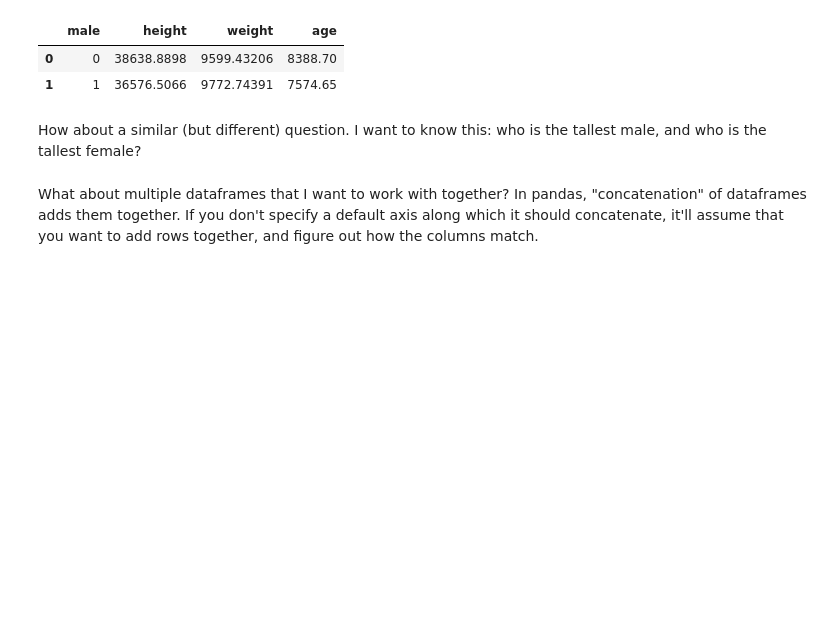
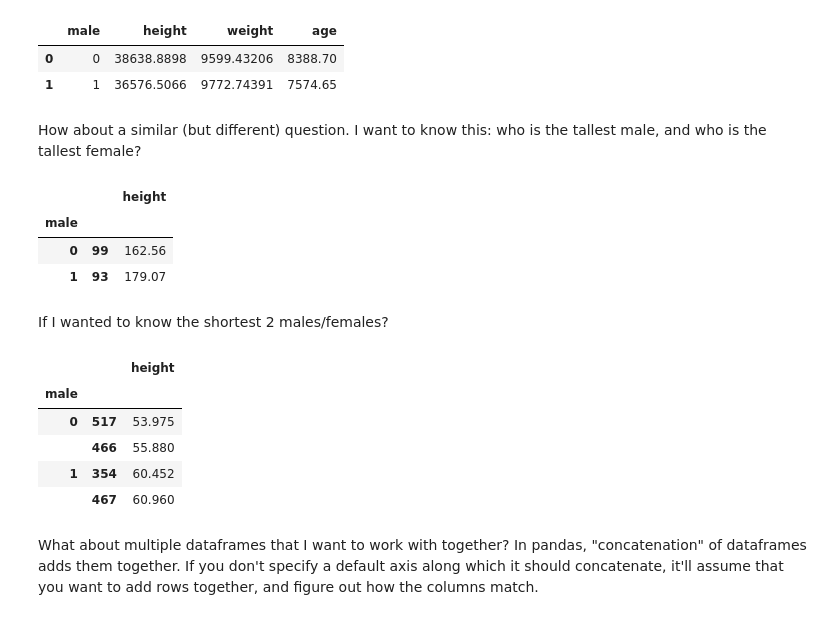
Before and after one commit to ciyer/pandas-intro, a Jupyter notebook: lessons/pandas-for-python-users.ipynb, the cells around one changed output. Saved outputs shown, nothing was run; the diff lists cells and outputs as text; code cells hidden in the pictures; blank space fills up the shorter version.

```diff
--- a/lessons/pandas-for-python-users.ipynb
+++ b/lessons/pandas-for-python-users.ipynb
@@ -496,6 +493,23 @@ df.groupby('male').sum().reset_index()
 How about a similar (but different) question. I want to know this: who is the tallest male, and who is the tallest female?
 # %%
 # insert nlargest/nsmallest stuff here
+pd.DataFrame(df.groupby('male')['height'].nlargest(1))
+# %% [output]
+|  |  | height |
+| male |  |  |
+| 0 | 99 | 162.56 |
+| 1 | 93 | 179.07 |
+# %% [markdown]
+If I wanted to know the shortest 2 males/females?
+# %%
+pd.DataFrame(df.groupby('male')['height'].nsmallest(2))
+# %% [output]
+|  |  | height |
+| male |  |  |
+| 0 | 517 | 53.975 |
+|  | 466 | 55.880 |
+| 1 | 354 | 60.452 |
+|  | 467 | 60.960 |
 # %% [markdown]
 What about multiple dataframes that I want to work with together? In pandas, "concatenation" of dataframes adds them together. If you don't specify a default axis along which it should concatenate, it'll assume that you want to add rows together, and figure out how the columns match.
 # %%
```
Also changed, not shown: parts of 8 cells of this notebook.
